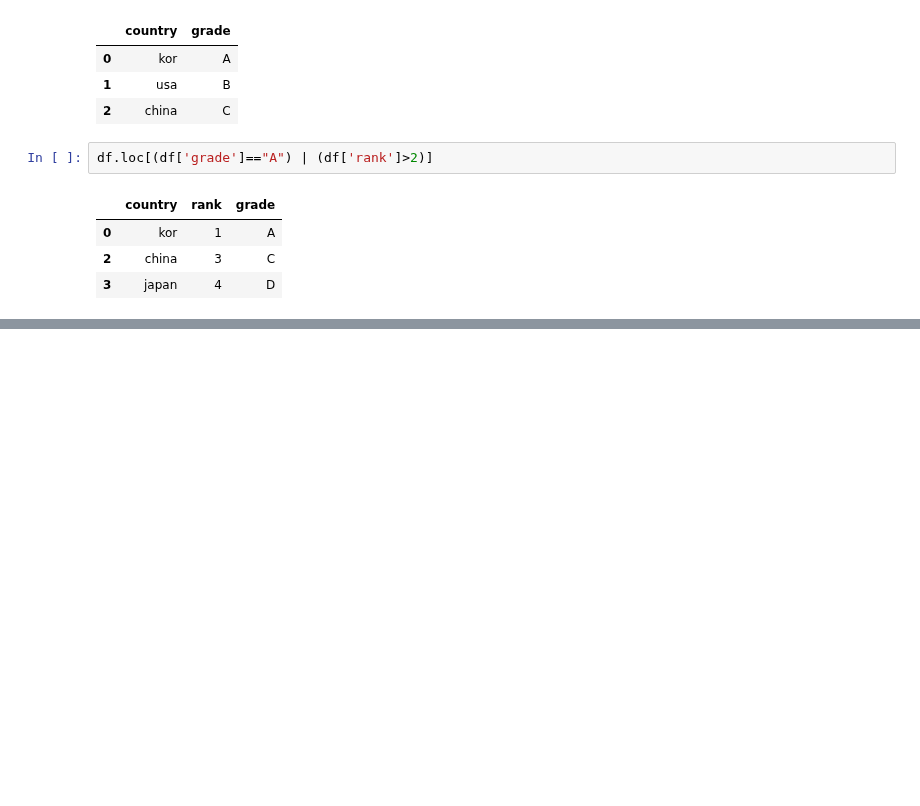
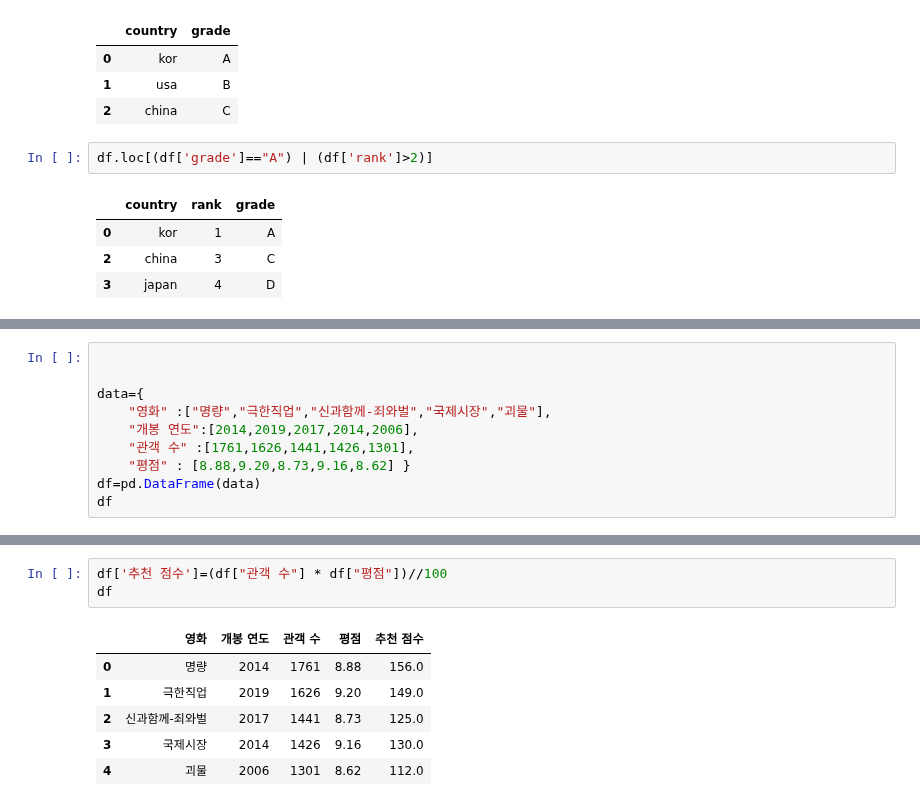
Before and after one commit to seoinhyeok96/python_data_class, a Jupyter notebook: 4일차_크롤링및 데이터 분석기초/Pandas기초.ipynb, the cells around one changed output, grey strips where cells are left out. Drawn from its saved outputs; the diff is of its cells as text; blank space fills up the shorter version.

```diff
--- a/4일차_크롤링및 데이터 분석기초/Pandas기초.ipynb
+++ b/4일차_크롤링및 데이터 분석기초/Pandas기초.ipynb
@@ -208,0 +293,10 @@ df.loc[(df['grade']=="A") | (df['rank']>2)]
+# %%
+
+
+data={
+    "영화" :["명량","극한직업","신과함께-죄와벌","국제시장","괴물"],
+    "개봉 연도":[2014,2019,2017,2014,2006],
+    "관객 수" :[1761,1626,1441,1426,1301],
+    "평점" : [8.88,9.20,8.73,9.16,8.62] }
+df=pd.DataFrame(data)
+df
@@ -208,0 +335,10 @@ df.loc[(df['grade']=="A") | (df['rank']>2)]
+# %%
+df['추천 점수']=(df["관객 수"] * df["평점"])//100
+df
+# %% [output]
+|  | 영화 | 개봉 연도 | 관객 수 | 평점 | 추천 점수 |
+| 0 | 명량 | 2014 | 1761 | 8.88 | 156.0 |
+| 1 | 극한직업 | 2019 | 1626 | 9.20 | 149.0 |
+| 2 | 신과함께-죄와벌 | 2017 | 1441 | 8.73 | 125.0 |
+| 3 | 국제시장 | 2014 | 1426 | 9.16 | 130.0 |
+| 4 | 괴물 | 2006 | 1301 | 8.62 | 112.0 |
```
Also changed, not shown: parts of 22 cells of this notebook, 2 other files.
